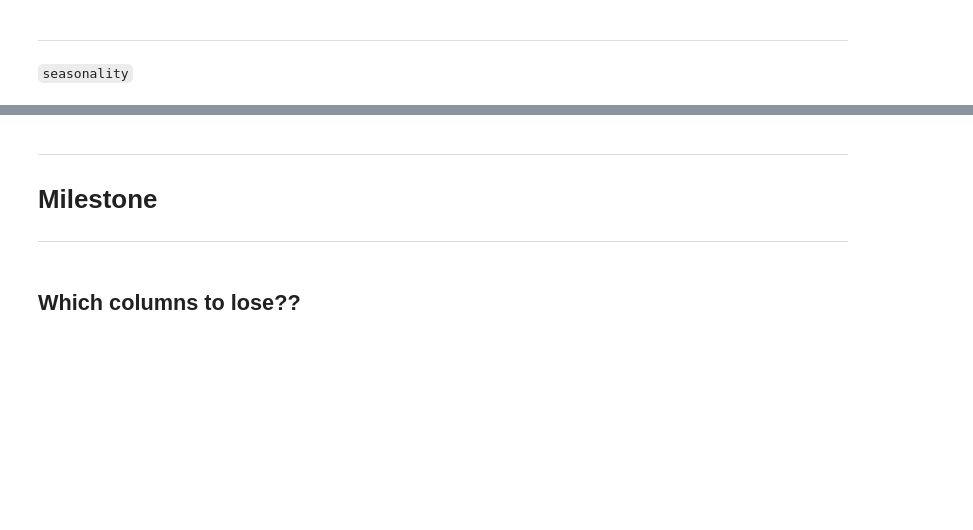
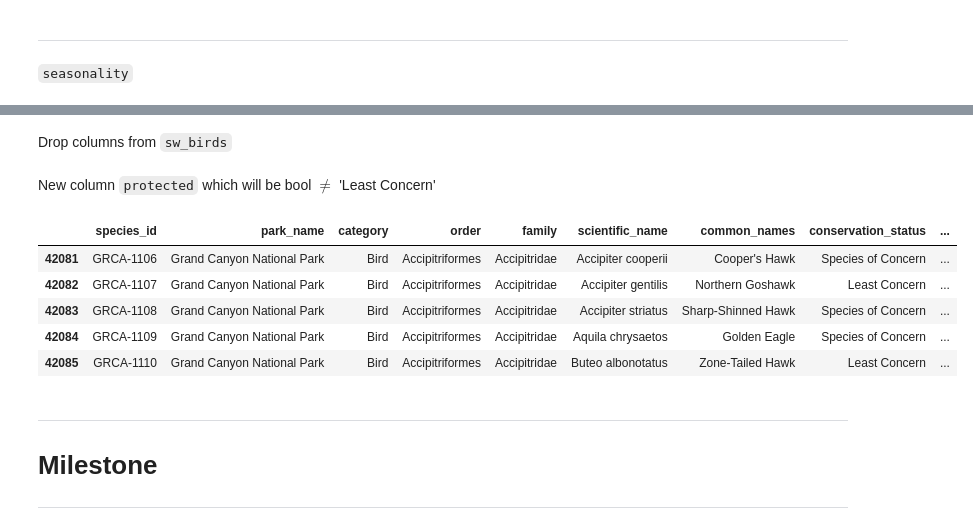
Before and after one commit to pineapple-bois/Biodiversity-In-National-Parks-Real-World, a Jupyter notebook: biodiversity.ipynb, the cells around one changed output, grey strips where cells are left out. Drawn from its saved outputs; the diff is of its cells as text; code cells hidden in the pictures; blank space fills up the shorter version.

```diff
--- a/biodiversity.ipynb
+++ b/biodiversity.ipynb
@@ -339,8 +491,22 @@ Don't think we can use this
+# %% [markdown]
+Drop columns from `sw_birds`
+# %%
+sw_birds.drop(columns=['occurrence', 'nativeness', 'abundance', 'seasonality'], axis=1, inplace=True)
+# %% [markdown]
+New column `protected` which will be bool $\neq$ 'Least Concern'
+# %%
+sw_birds['protected'] = sw_birds.conservation_status != 'Least Concern'
+sw_birds.head()
+# %% [output]
+|  | species_id | park_name | category | order | family | scientific_name | common_names | conservation_status | ... |
+| 42081 | GRCA-1106 | Grand Canyon National Park | Bird | Accipitriformes | Accipitridae | Accipiter cooperii | Cooper's Hawk | Species of Concern | ... |
+| 42082 | GRCA-1107 | Grand Canyon National Park | Bird | Accipitriformes | Accipitridae | Accipiter gentilis | Northern Goshawk | Least Concern | ... |
+| 42083 | GRCA-1108 | Grand Canyon National Park | Bird | Accipitriformes | Accipitridae | Accipiter striatus | Sharp-Shinned Hawk | Species of Concern | ... |
+| 42084 | GRCA-1109 | Grand Canyon National Park | Bird | Accipitriformes | Accipitridae | Aquila chrysaetos | Golden Eagle | Species of Concern | ... |
+| 42085 | GRCA-1110 | Grand Canyon National Park | Bird | Accipitriformes | Accipitridae | Buteo albonotatus | Zone-Tailed Hawk | Least Concern | ... |
 # %% [markdown]
 ---
 
 # Milestone
 
 ---
-# %% [markdown]
-## Which columns to lose??
```
Also changed, not shown: parts of 50 cells of this notebook.
